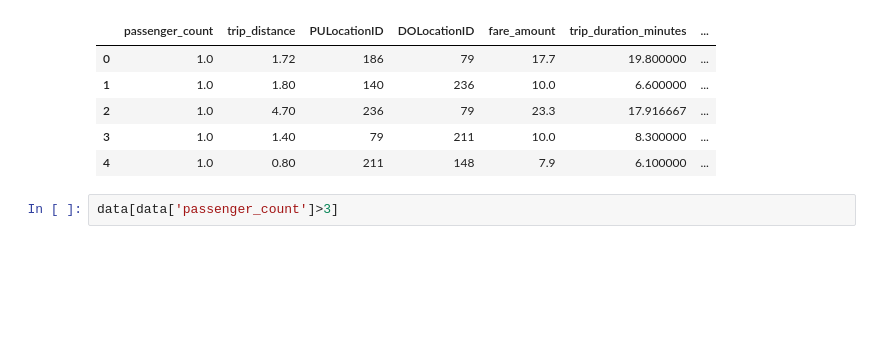
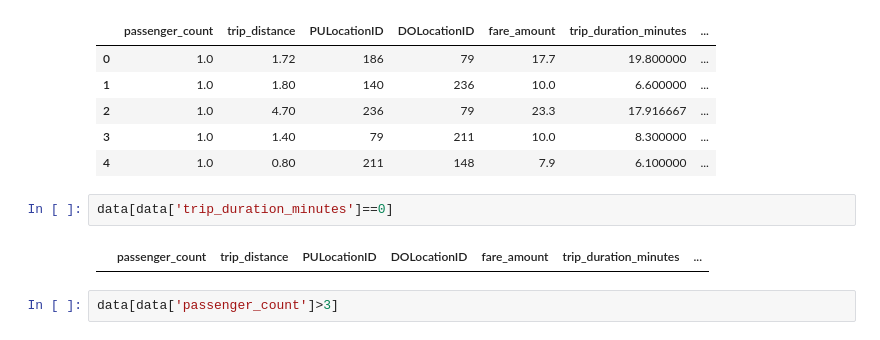
Before and after one commit to professorernitish/Kaggle_hackthon_Fair_Price_prediction, a Jupyter notebook: predicatedhackthon.ipynb, the cells around one changed output. Saved outputs shown, nothing was run; the diff lists cells and outputs as text; blank space fills up the shorter version.

```diff
--- a/predicatedhackthon.ipynb
+++ b/predicatedhackthon.ipynb
@@ -18,6 +18,10 @@ data.head()
 | 2 | 1.0 | 4.70 | 236 | 79 | 23.3 | 17.916667 | ... |
 | 3 | 1.0 | 1.40 | 79 | 211 | 10.0 | 8.300000 | ... |
 | 4 | 1.0 | 0.80 | 211 | 148 | 7.9 | 6.100000 | ... |
+# %%
+data[data['trip_duration_minutes']==0]
+# %% [output]
+|  | passenger_count | trip_distance | PULocationID | DOLocationID | fare_amount | trip_duration_minutes | ... |
 # %%
 data[data['passenger_count']>3]
 # %% [output]
```
Also changed, not shown: 1 other file.
